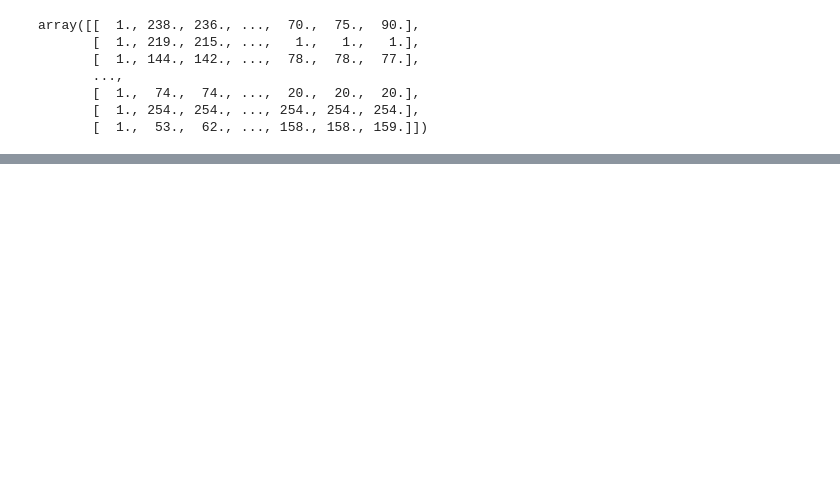
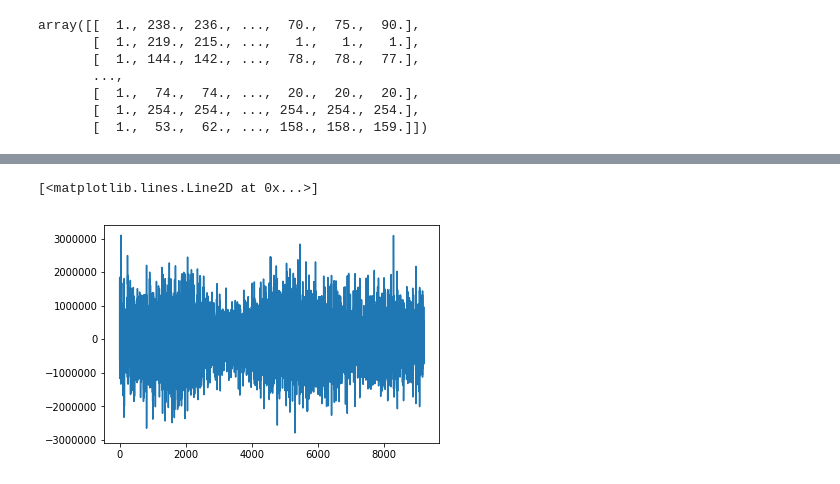
Before and after one commit to Midren/Caricature_maker, a Jupyter notebook: regression.ipynb, the cells around one changed output, grey strips where cells are left out. Drawn from its saved outputs; the diff is of its cells as text; code cells hidden in the pictures; blank space fills up the shorter version.

```diff
--- a/regression.ipynb
+++ b/regression.ipynb
@@ -147,0 +160,5 @@ np.dot(A[0], x)
+# %%
+plt.plot(reg.coef_)
+# %% [output]
+[<matplotlib.lines.Line2D at 0x...>]
+[figure, added]
```
Also changed, not shown: parts of 10 cells of this notebook.
